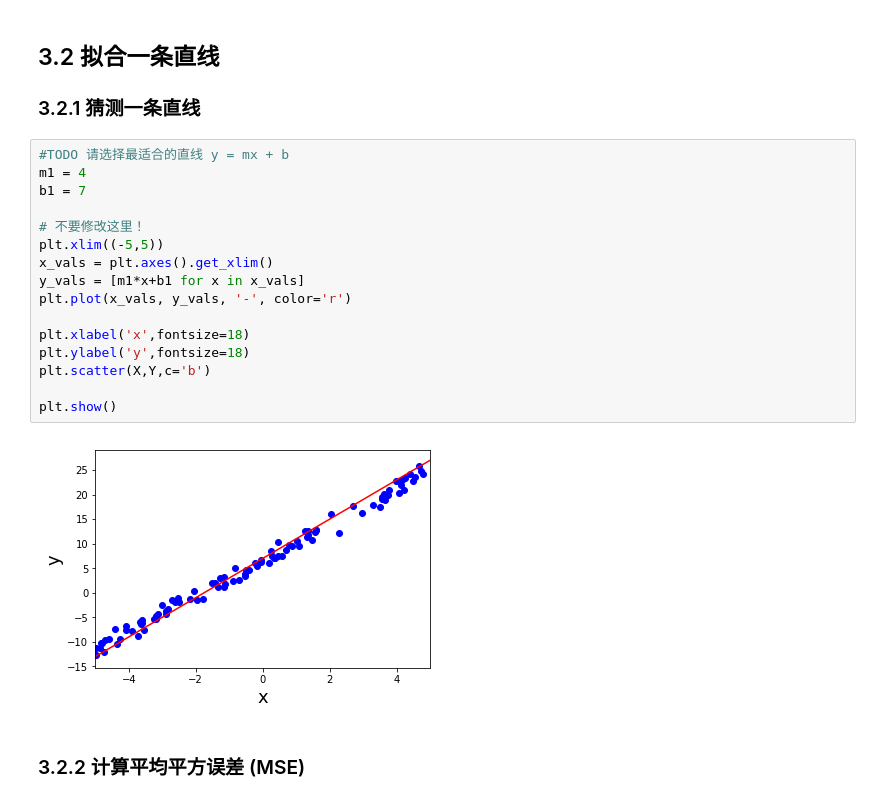
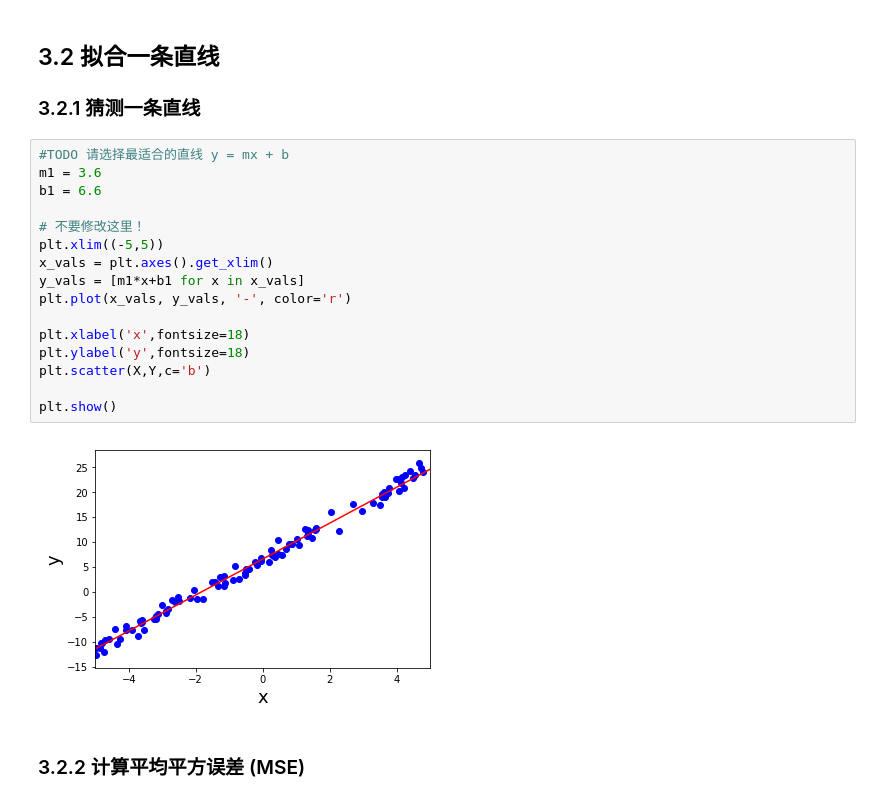
Before and after one commit to Srun01/linear_algebra, a Jupyter notebook: linear_regression_project.ipynb, the cells around one changed output. Saved outputs shown, nothing was run; the diff lists cells and outputs as text.

```diff
--- a/linear_regression_project.ipynb
+++ b/linear_regression_project.ipynb
@@ -479,22 +479,22 @@ plt.show()
 ### 3.2.1 猜测一条直线
 # %%
 #TODO 请选择最适合的直线 y = mx + b
-m1 = 4
-b1 = 7
+m1 = 3.6
+b1 = 6.6
 
 # 不要修改这里！
 plt.xlim((-5,5))
 x_vals = plt.axes().get_xlim()
 y_vals = [m1*x+b1 for x in x_vals]
 plt.plot(x_vals, y_vals, '-', color='r')
 
 plt.xlabel('x',fontsize=18)
 plt.ylabel('y',fontsize=18)
 plt.scatter(X,Y,c='b')
 
 plt.show()
 # %% [output]
-[figure, old version]
+[figure, new version]
 # %% [markdown]
 ### 3.2.2 计算平均平方误差 (MSE)
 # %% [markdown]
```
Also changed, not shown: parts of 4 cells of this notebook.
